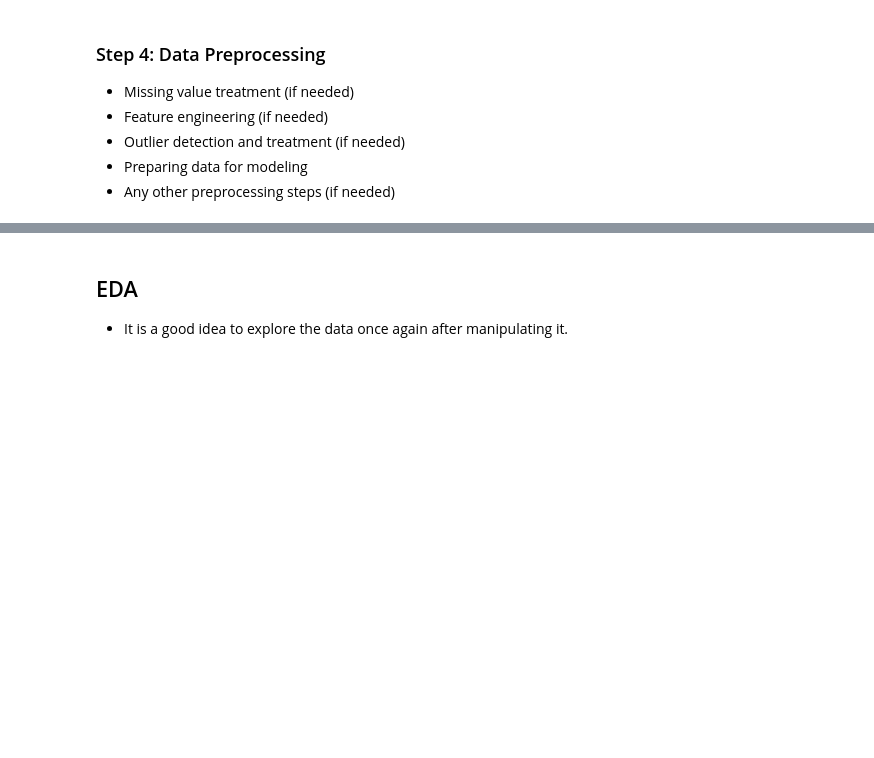
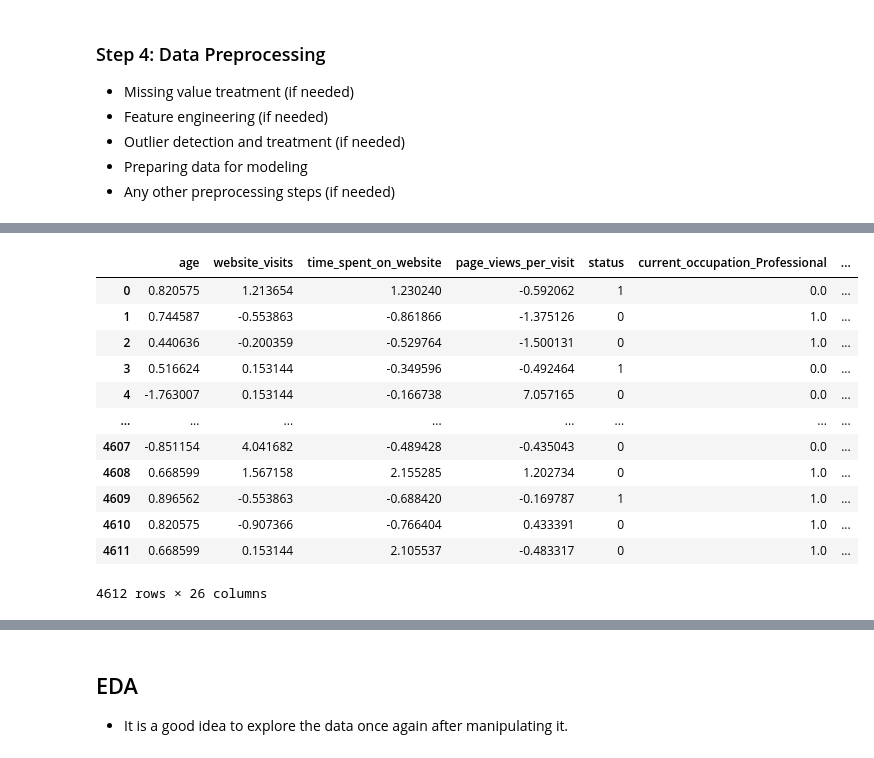
Before and after one commit to Xipilscode/Customer_Churn_ML-Predictive_Analytics, a Jupyter notebook: customer_growth.ipynb, the cells around one changed output, grey strips where cells are left out. Saved outputs shown, nothing was run; the diff lists cells and outputs as text; code cells hidden in the pictures; blank space fills up the shorter version.

```diff
--- a/customer_growth.ipynb
+++ b/customer_growth.ipynb
@@ -443,0 +607,16 @@ plt.show()
+# %%
+model_df
+# %% [output]
+|  | age | website_visits | time_spent_on_website | page_views_per_visit | status | current_occupation_Professional | ... |
+| 0 | 0.820575 | 1.213654 | 1.230240 | -0.592062 | 1 | 0.0 | ... |
+| 1 | 0.744587 | -0.553863 | -0.861866 | -1.375126 | 0 | 1.0 | ... |
+| 2 | 0.440636 | -0.200359 | -0.529764 | -1.500131 | 0 | 1.0 | ... |
+| 3 | 0.516624 | 0.153144 | -0.349596 | -0.492464 | 1 | 0.0 | ... |
+| 4 | -1.763007 | 0.153144 | -0.166738 | 7.057165 | 0 | 0.0 | ... |
+| ... | ... | ... | ... | ... | ... | ... | ... |
+| 4607 | -0.851154 | 4.041682 | -0.489428 | -0.435043 | 0 | 0.0 | ... |
+| 4608 | 0.668599 | 1.567158 | 2.155285 | 1.202734 | 0 | 1.0 | ... |
+| 4609 | 0.896562 | -0.553863 | -0.688420 | -0.169787 | 1 | 1.0 | ... |
+| 4610 | 0.820575 | -0.907366 | -0.766404 | 0.433391 | 0 | 1.0 | ... |
+| 4611 | 0.668599 | 0.153144 | 2.105537 | -0.483317 | 0 | 1.0 | ... |
+4612 rows × 26 columns
```
Also changed, not shown: parts of 20 cells of this notebook.
